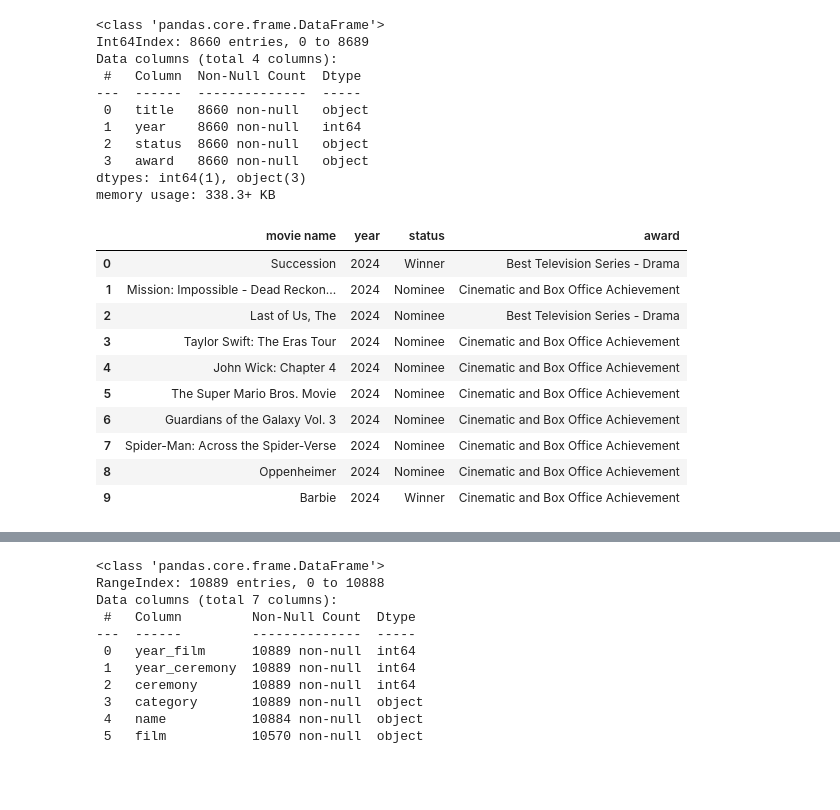
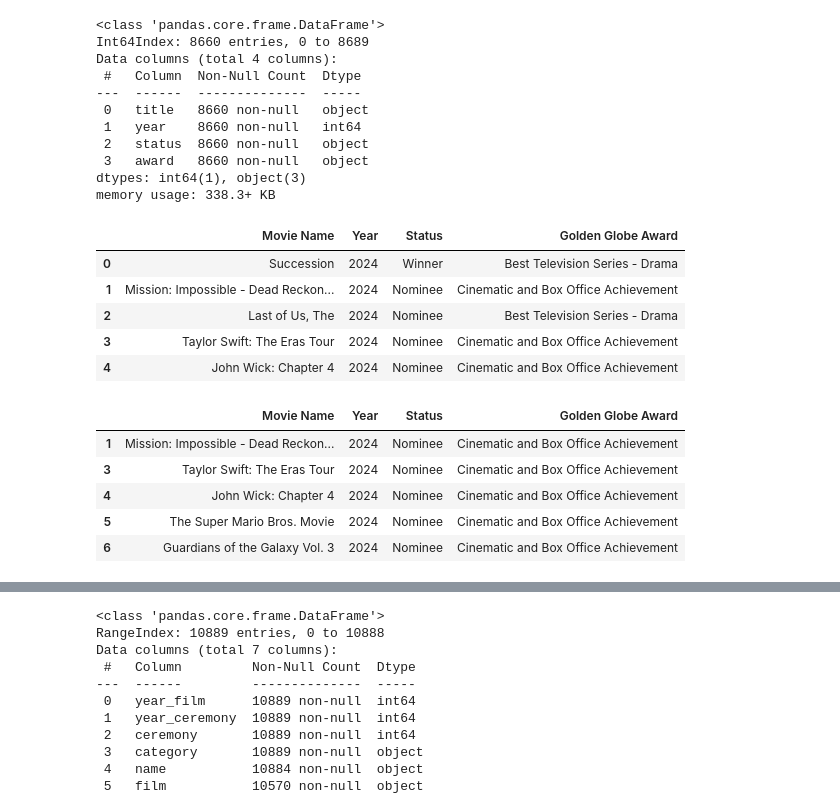
Before and after one commit to IrynaVitkovych/Project-3, a Jupyter notebook: Data Cleaning.ipynb, the cells around one changed output, grey strips where cells are left out. Cells and saved outputs as stored; diff of their text form; code cells hidden in the pictures; blank space fills up the shorter version.

```diff
--- a/Data Cleaning.ipynb
+++ b/Data Cleaning.ipynb
@@ -167,20 +191,27 @@ dtypes: int64(1), object(3)
 memory usage: 338.3+ KB
 # %%
 # Rename column Movie Name
-goldenglobe_data.rename(columns={'title': 'movie name'}, inplace=True)
-goldenglobe_data.head(10)
+goldenglobe_data.rename(columns={'title': 'Movie Name', 'year': 'Year', 'status': 'Status', 'award': 'Golden Globe Award'}, inplace=True)
+goldenglobe_data.head(5)
 # %% [output]
-|  | movie name | year | status | award |
+|  | Movie Name | Year | Status | Golden Globe Award |
 | 0 | Succession | 2024 | Winner | Best Television Series - Drama |
 | 1 | Mission: Impossible - Dead Reckon... | 2024 | Nominee | Cinematic and Box Office Achievement |
 | 2 | Last of Us, The | 2024 | Nominee | Best Television Series - Drama |
 | 3 | Taylor Swift: The Eras Tour | 2024 | Nominee | Cinematic and Box Office Achievement |
 | 4 | John Wick: Chapter 4 | 2024 | Nominee | Cinematic and Box Office Achievement |
-| 5 | The Super Mario Bros. Movie | 2024 | Nominee | Cinematic and Box Office Achievement |
-| 6 | Guardians of the Galaxy Vol. 3 | 2024 | Nominee | Cinematic and Box Office Achievement |
-| 7 | Spider-Man: Across the Spider-Verse | 2024 | Nominee | Cinematic and Box Office Achievement |
-| 8 | Oppenheimer | 2024 | Nominee | Cinematic and Box Office Achievement |
-| 9 | Barbie | 2024 | Winner | Cinematic and Box Office Achievement |
+# %%
+# Remove awards that contain "Television" in the string
+## We are only looking at the movie golden globe awards
+goldenglobe_data = goldenglobe_data[~goldenglobe_data['Golden Globe Award'].str.contains("Television", na=False)]
+goldenglobe_data.head(5)
+# %% [output]
+|  | Movie Name | Year | Status | Golden Globe Award |
+| 1 | Mission: Impossible - Dead Reckon... | 2024 | Nominee | Cinematic and Box Office Achievement |
+| 3 | Taylor Swift: The Eras Tour | 2024 | Nominee | Cinematic and Box Office Achievement |
+| 4 | John Wick: Chapter 4 | 2024 | Nominee | Cinematic and Box Office Achievement |
+| 5 | The Super Mario Bros. Movie | 2024 | Nominee | Cinematic and Box Office Achievement |
+| 6 | Guardians of the Galaxy Vol. 3 | 2024 | Nominee | Cinematic and Box Office Achievement |
 # %%
 # Create Golden Globe DataFrame
 goldenglobe_data_df = pd.DataFrame(goldenglobe_data)
```
Also changed, not shown: parts of 32 cells of this notebook, 7 other files.
